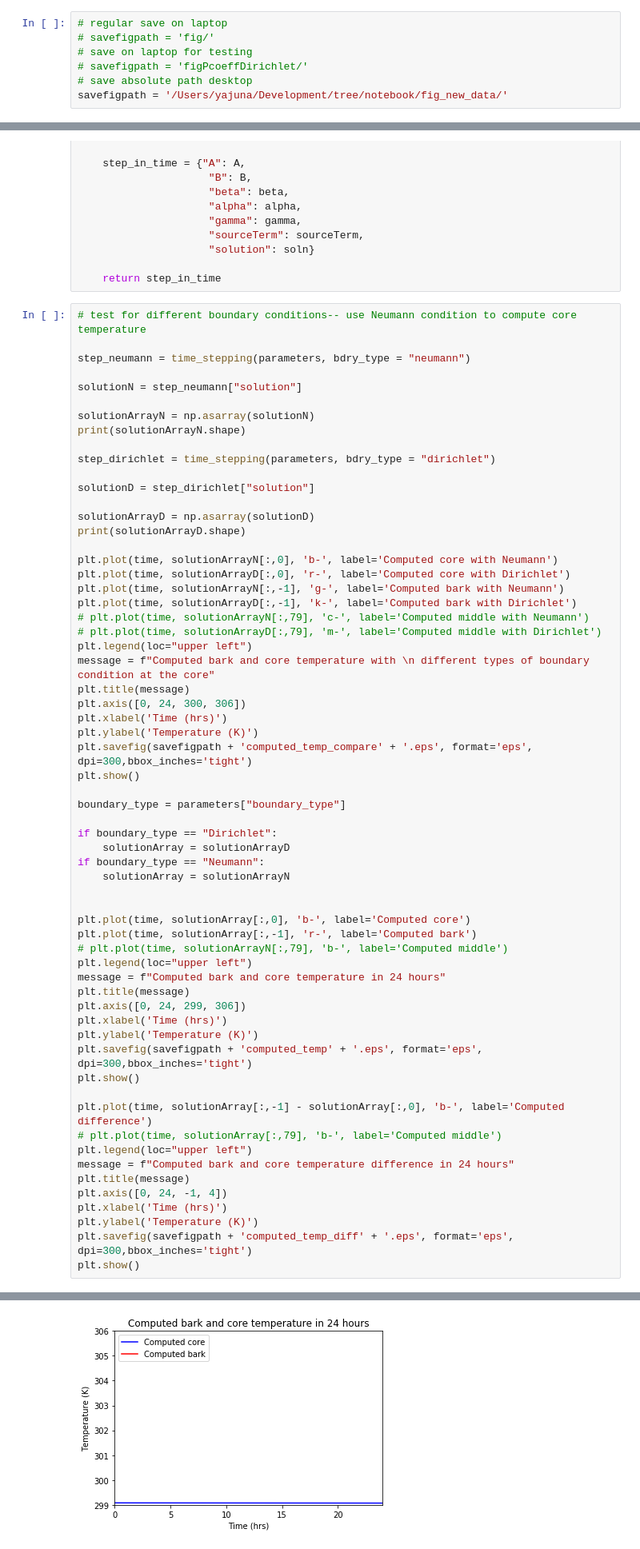
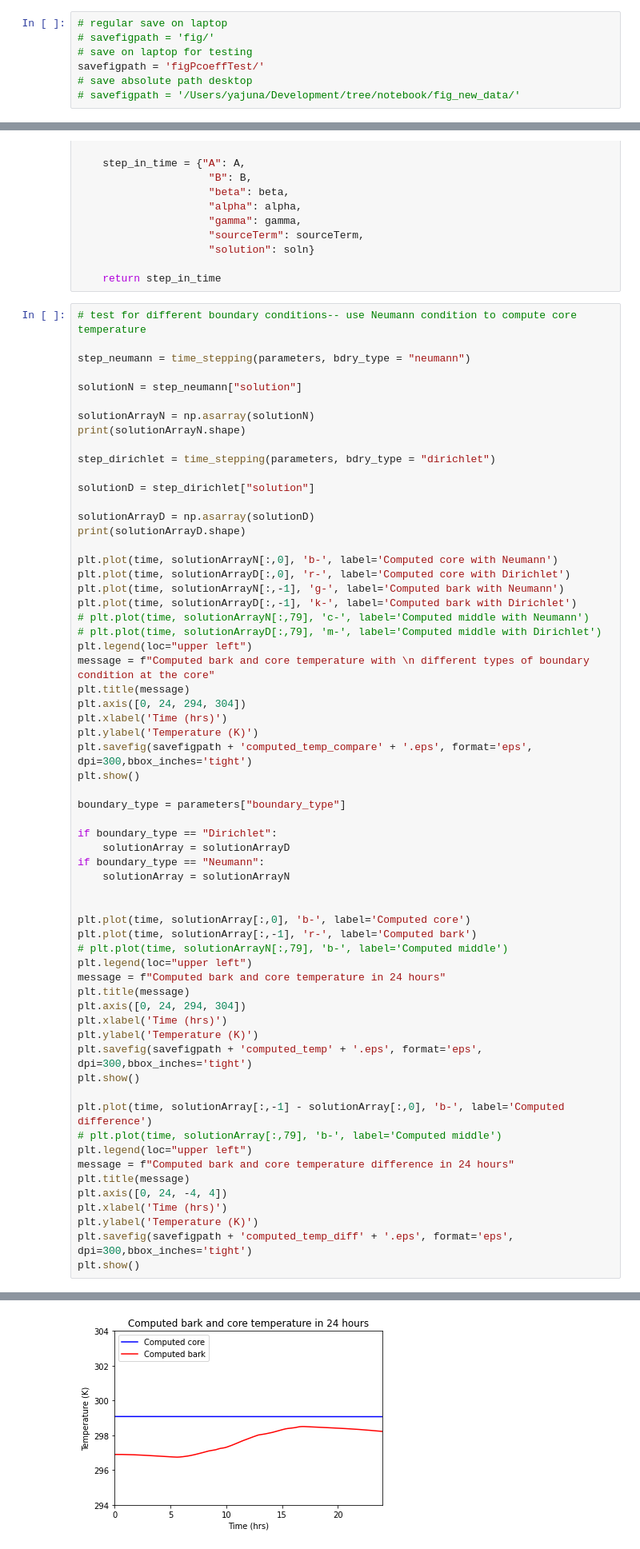
Before and after one commit to yajuna/treeRemote, a Jupyter notebook: notebook/treePower.ipynb, the cells around one changed output, grey strips where cells are left out. Shown at 80% size. Drawn from its saved outputs; the diff is of its cells as text.

```diff
--- a/notebook/treePower.ipynb
+++ b/notebook/treePower.ipynb
@@ -41,9 +41,9 @@ Scipy version is 1.3.1
 # regular save on laptop
 # savefigpath = 'fig/'
 # save on laptop for testing
-# savefigpath = 'figPcoeffDirichlet/'
+savefigpath = 'figPcoeffTest/'
 # save absolute path desktop
-savefigpath = '/Users/yajuna/Development/tree/notebook/fig_new_data/'
+# savefigpath = '/Users/yajuna/Development/tree/notebook/fig_new_data/'
 # %% [markdown]
 Define parameters used in time stepping- related to the properties of the trees and weather: thermal conductivity (W/(mK), $\rho$ the density (kg/m^3), specific heat (J/(kgK)); $\rho$ mutiplies specific heat gives the heat capacity; finally
 albedo which impacts how much solar radiation is absorbed (taken to be 0.3 from Potter and Andresen 2002).
@@ -703,7 +697,7 @@ plt.plot(time, solutionArrayD[:,-1], 'k-', label='Computed bark with Dirichlet')
 plt.legend(loc="upper left")
 message = f"Computed bark and core temperature with \n different types of boundary condition at the core"
 plt.title(message)
-plt.axis([0, 24, 300, 306])
+plt.axis([0, 24, 294, 304])
 plt.xlabel('Time (hrs)')
 plt.ylabel('Temperature (K)')
 plt.savefig(savefigpath + 'computed_temp_compare' + '.eps', format='eps', dpi=300,bbox_inches='tight')
@@ -723,7 +717,7 @@ plt.plot(time, solutionArray[:,-1], 'r-', label='Computed bark')
 plt.legend(loc="upper left")
 message = f"Computed bark and core temperature in 24 hours"
 plt.title(message)
-plt.axis([0, 24, 299, 306])
+plt.axis([0, 24, 294, 304])
 plt.xlabel('Time (hrs)')
 plt.ylabel('Temperature (K)')
 plt.savefig(savefigpath + 'computed_temp' + '.eps', format='eps', dpi=300,bbox_inches='tight')
@@ -734,7 +728,7 @@ plt.plot(time, solutionArray[:,-1] - solutionArray[:,0], 'b-', label='Computed d
 plt.legend(loc="upper left")
 message = f"Computed bark and core temperature difference in 24 hours"
 plt.title(message)
-plt.axis([0, 24, -1, 4])
+plt.axis([0, 24, -4, 4])
 plt.xlabel('Time (hrs)')
 plt.ylabel('Temperature (K)')
 plt.savefig(savefigpath + 'computed_temp_diff' + '.eps', format='eps', dpi=300,bbox_inches='tight')
@@ -754,2 +742,2 @@ The PostScript backend does not support transparency; partially transparent arti
-[figure, old version]
+[figure, new version]
 The PostScript backend does not support transparency; partially transparent artists will be rendered opaque.
```
Also changed, not shown: parts of 11 cells of this notebook.
